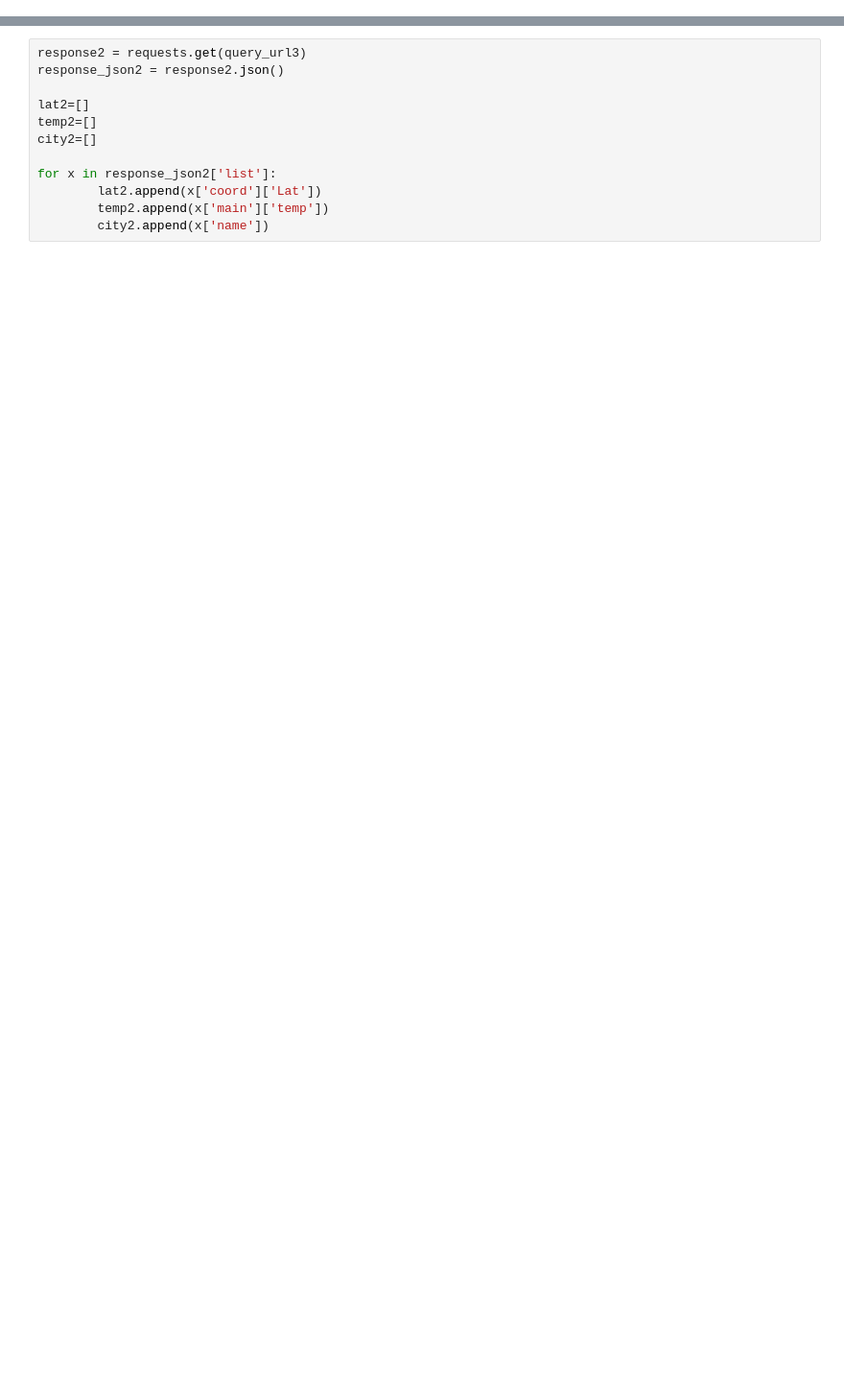
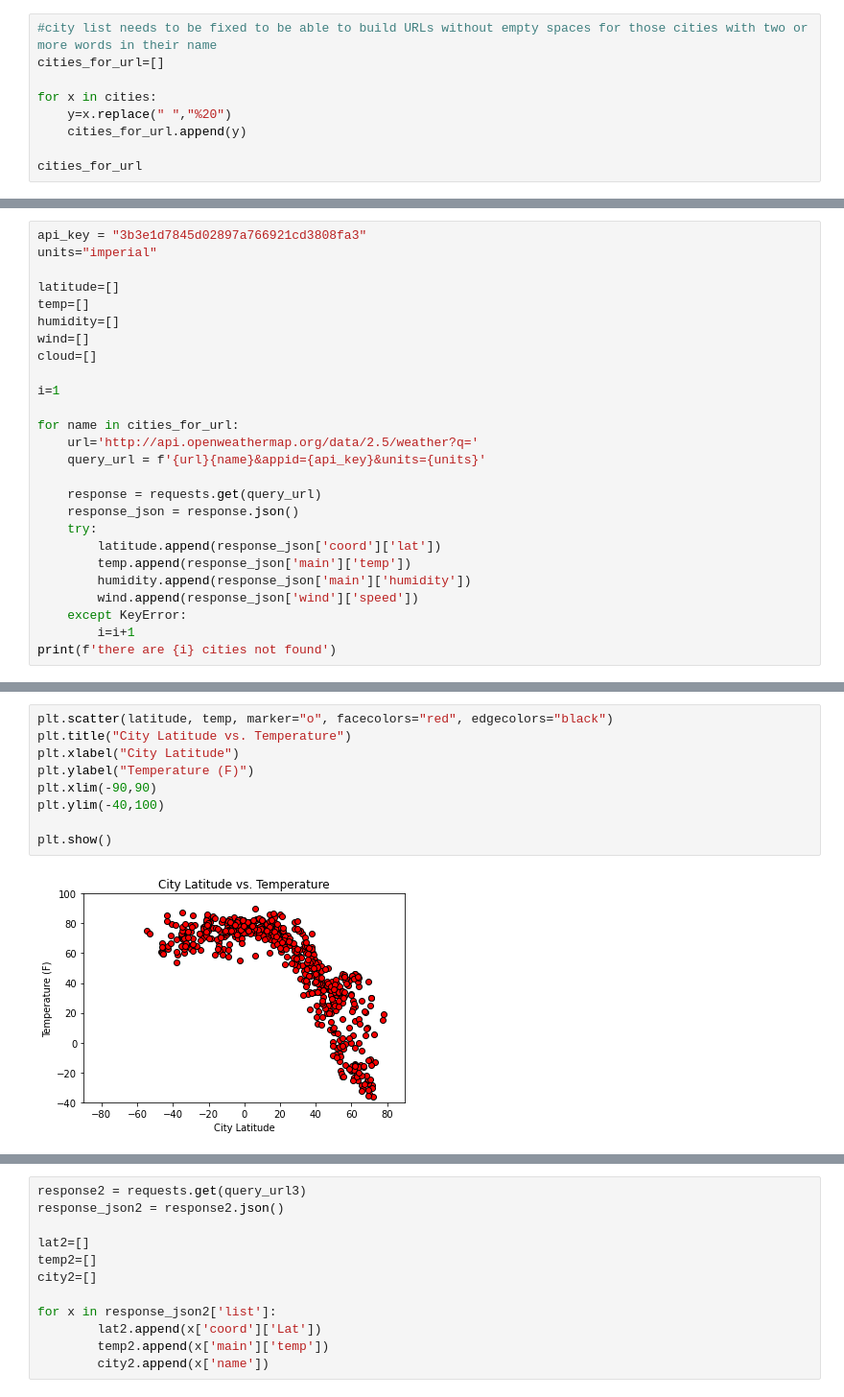
Before and after one commit to osie78/python-api-challenge, a Jupyter notebook: WeatherPy/weatherpy.ipynb, the cells around one changed output, grey strips where cells are left out. Shown: that part at 96% size. Cells and saved outputs as stored; diff of their text form; blank space fills up the shorter version.

```diff
--- a/WeatherPy/weatherpy.ipynb
+++ b/WeatherPy/weatherpy.ipynb
@@ -15,0 +42,9 @@ units="imperial"
+# %%
+#city list needs to be fixed to be able to build URLs without empty spaces for those cities with two or more words in their name
+cities_for_url=[]
+
+for x in cities:
+    y=x.replace(" ","%20")
+    cities_for_url.append(y)
+
+cities_for_url
@@ -15,0 +69,26 @@ units="imperial"
+# %%
+api_key = "3b3e1d7845d02897a766921cd3808fa3"
+units="imperial"
+
+latitude=[]
+temp=[]
+humidity=[]
+wind=[]
+cloud=[]
+
+i=1
+
+for name in cities_for_url:
+    url='http://api.openweathermap.org/data/2.5/weather?q='
+    query_url = f'{url}{name}&appid={api_key}&units={units}'
+
+    response = requests.get(query_url)
+    response_json = response.json()
+    try:
+        latitude.append(response_json['coord']['lat'])
+        temp.append(response_json['main']['temp'])
+        humidity.append(response_json['main']['humidity'])
+        wind.append(response_json['wind']['speed'])
+    except KeyError:
+        i=i+1
+print(f'there are {i} cities not found')
@@ -15,0 +118,11 @@ units="imperial"
+# %%
+plt.scatter(latitude, temp, marker="o", facecolors="red", edgecolors="black")
+plt.title("City Latitude vs. Temperature")
+plt.xlabel("City Latitude")
+plt.ylabel("Temperature (F)")
+plt.xlim(-90,90)
+plt.ylim(-40,100)
+
+plt.show()
+# %% [output]
+[figure, added]
```
Also changed, not shown: parts of 21 cells of this notebook.
